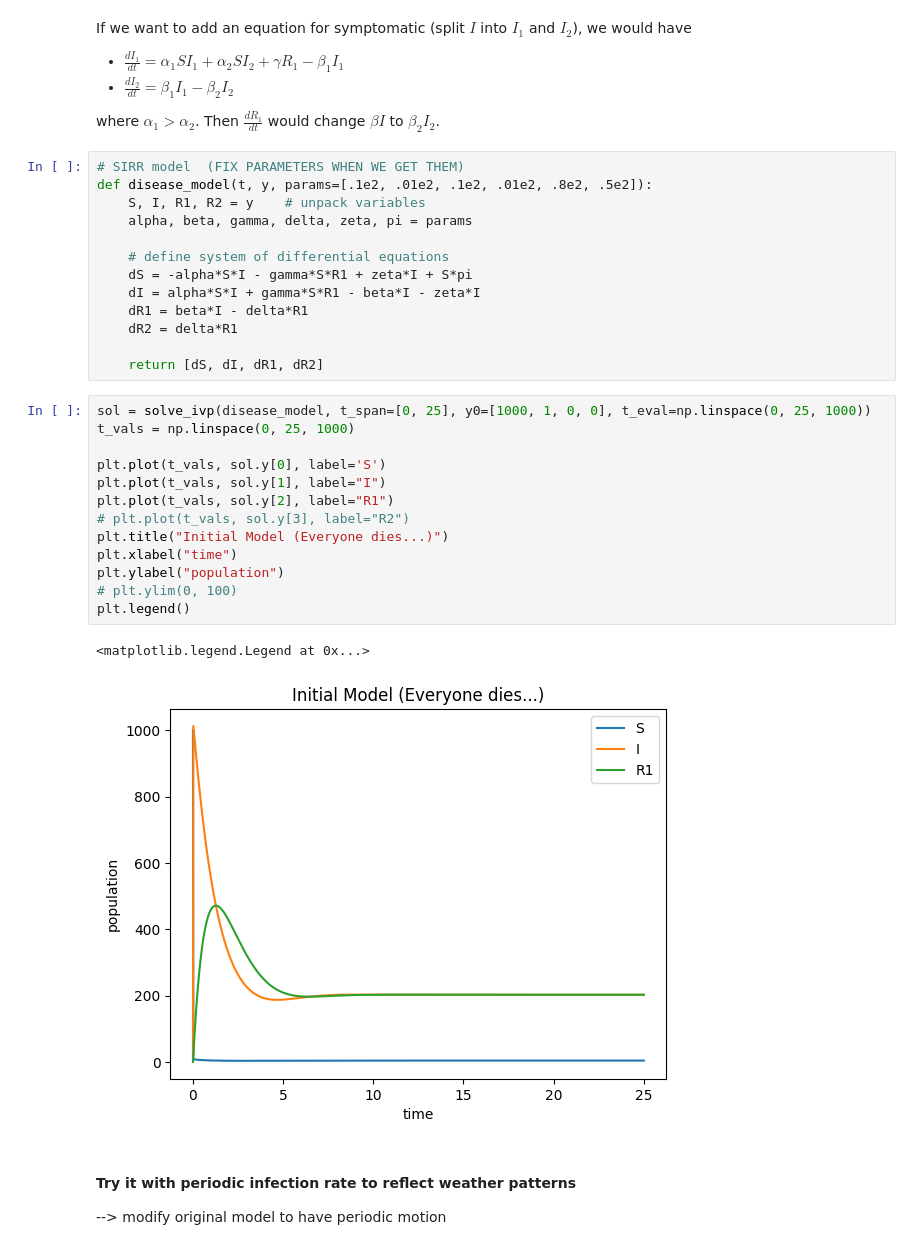
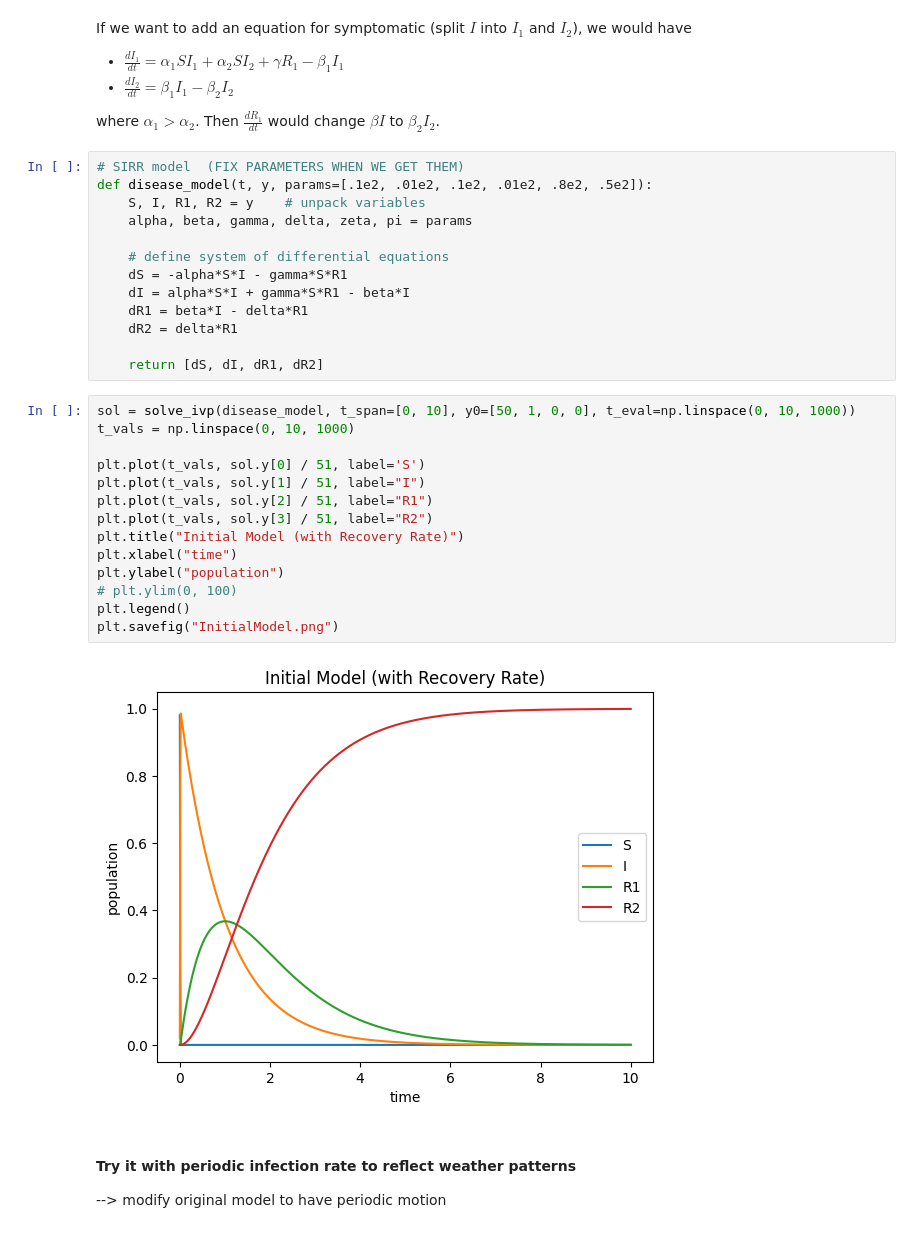
Before and after one commit to ACME-Vol4-Project1/save-axolotls, a Jupyter notebook: model.ipynb, the cells around one changed output. Drawn from its saved outputs; the diff is of its cells as text.

```diff
--- a/model.ipynb
+++ b/model.ipynb
@@ -25,28 +25,28 @@ def disease_model(t, y, params=[.1e2, .01e2, .1e2, .01e2, .8e2, .5e2]):
     alpha, beta, gamma, delta, zeta, pi = params
 
     # define system of differential equations
-    dS = -alpha*S*I - gamma*S*R1 + zeta*I + S*pi
-    dI = alpha*S*I + gamma*S*R1 - beta*I - zeta*I
+    dS = -alpha*S*I - gamma*S*R1
+    dI = alpha*S*I + gamma*S*R1 - beta*I
     dR1 = beta*I - delta*R1
     dR2 = delta*R1
 
     return [dS, dI, dR1, dR2]
 # %%
-sol = solve_ivp(disease_model, t_span=[0, 25], y0=[1000, 1, 0, 0], t_eval=np.linspace(0, 25, 1000))
-t_vals = np.linspace(0, 25, 1000)
+sol = solve_ivp(disease_model, t_span=[0, 10], y0=[50, 1, 0, 0], t_eval=np.linspace(0, 10, 1000))
+t_vals = np.linspace(0, 10, 1000)
 
-plt.plot(t_vals, sol.y[0], label='S')
-plt.plot(t_vals, sol.y[1], label="I")
-plt.plot(t_vals, sol.y[2], label="R1")
-# plt.plot(t_vals, sol.y[3], label="R2")
-plt.title("Initial Model (Everyone dies...)")
+plt.plot(t_vals, sol.y[0] / 51, label='S')
+plt.plot(t_vals, sol.y[1] / 51, label="I")
+plt.plot(t_vals, sol.y[2] / 51, label="R1")
+plt.plot(t_vals, sol.y[3] / 51, label="R2")
+plt.title("Initial Model (with Recovery Rate)")
 plt.xlabel("time")
 plt.ylabel("population")
 # plt.ylim(0, 100)
 plt.legend()
+plt.savefig("InitialModel.png")
 # %% [output]
-<matplotlib.legend.Legend at 0x...>
-[figure, old version]
+[figure, new version]
 # %% [markdown]
 #### Try it with periodic infection rate to reflect weather patterns
 
```
Also changed, not shown: parts of 4 cells of this notebook, 4 other files.
